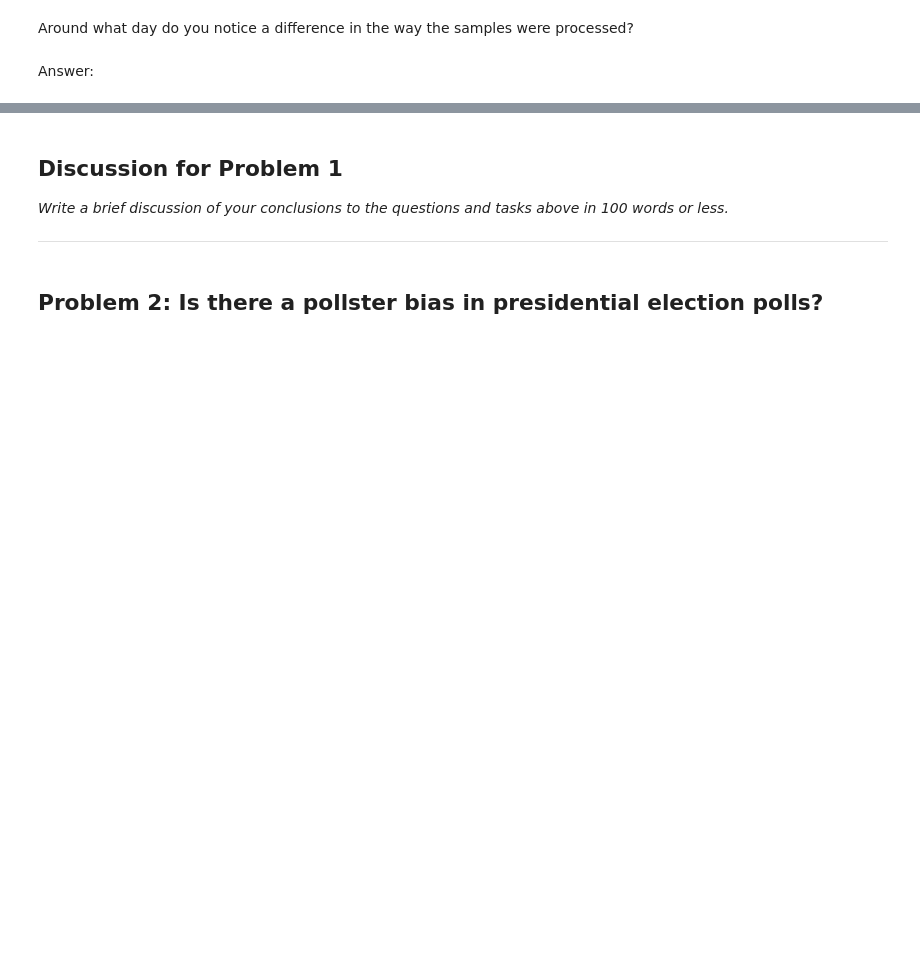
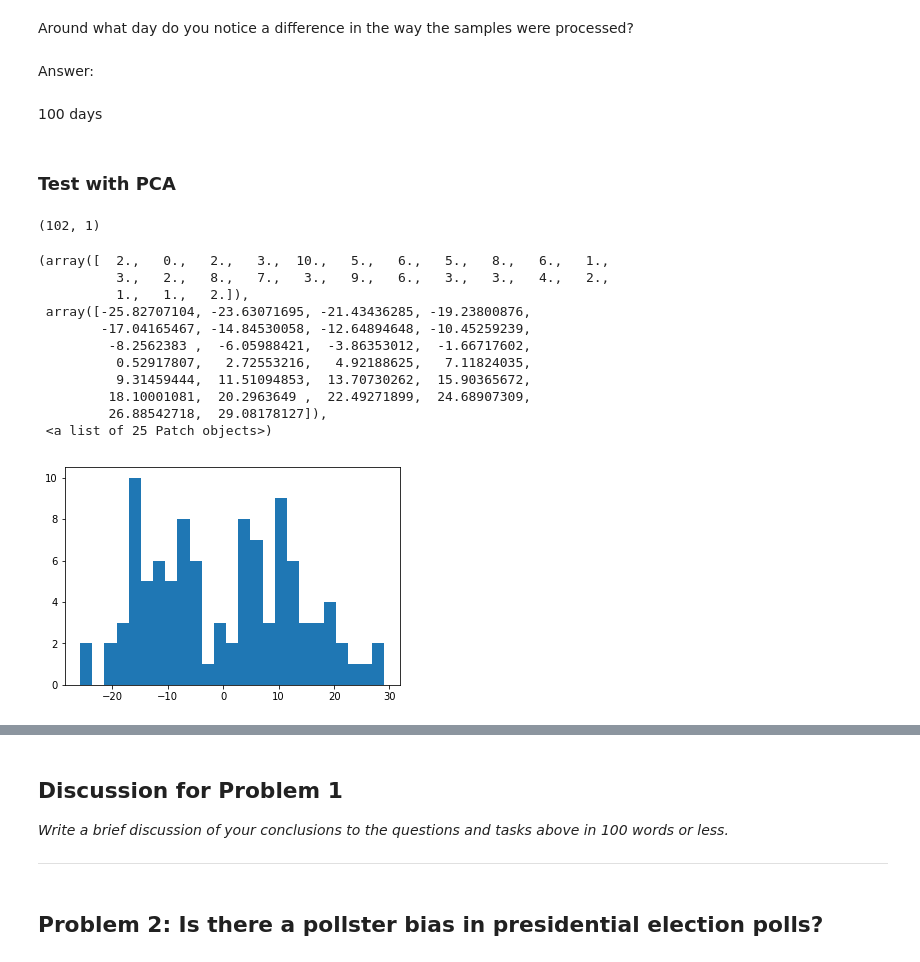
Before and after one commit to StevenDalderop/2014, a Jupyter notebook: homework/HW2.ipynb, the cells around one changed output, grey strips where cells are left out. Drawn from its saved outputs; the diff is of its cells as text; code cells hidden in the pictures; blank space fills up the shorter version.

```diff
--- a/homework/HW2.ipynb
+++ b/homework/HW2.ipynb
@@ -226,3 +267,7 @@ Around what day do you notice a difference in the way the samples were processed
 #your code here
 # %% [markdown]
 Answer:
+# %% [markdown]
+100 days
+# %% [markdown]
+### Test with PCA
@@ -228,0 +276,22 @@ Answer:
+# %%
+pca=PCA(n_components=1)
+x_pca=pca.fit_transform(exprsCEU.iloc[:,1:].T)
+# %%
+x_pca.shape
+# %% [output]
+(102, 1)
+# %%
+plt.hist(x_pca,bins=25)
+# %% [output]
+(array([  2.,   0.,   2.,   3.,  10.,   5.,   6.,   5.,   8.,   6.,   1.,
+          3.,   2.,   8.,   7.,   3.,   9.,   6.,   3.,   3.,   4.,   2.,
+          1.,   1.,   2.]),
+ array([-25.82707104, -23.63071695, -21.43436285, -19.23800876,
+        -17.04165467, -14.84530058, -12.64894648, -10.45259239,
+         -8.2562383 ,  -6.05988421,  -3.86353012,  -1.66717602,
+          0.52917807,   2.72553216,   4.92188625,   7.11824035,
+          9.31459444,  11.51094853,  13.70730262,  15.90365672,
+         18.10001081,  20.2963649 ,  22.49271899,  24.68907309,
+         26.88542718,  29.08178127]),
+ <a list of 25 Patch objects>)
+[figure, added]
```
Also changed, not shown: parts of 24 cells of this notebook, 1 other file.
